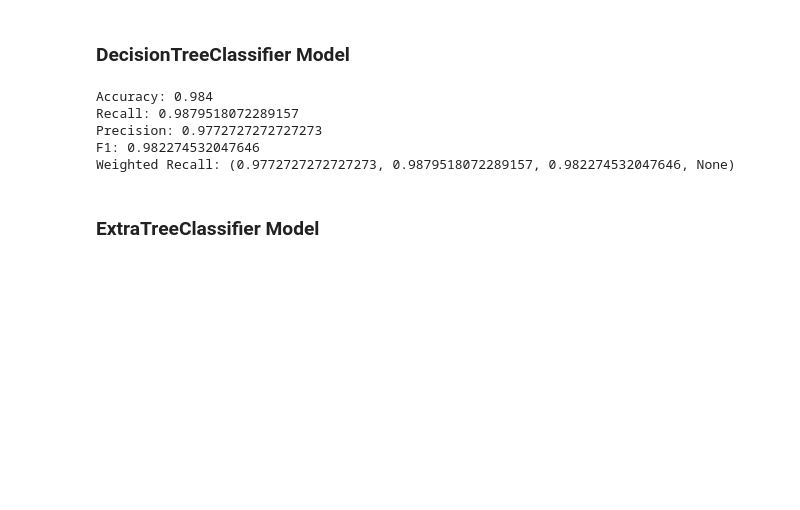
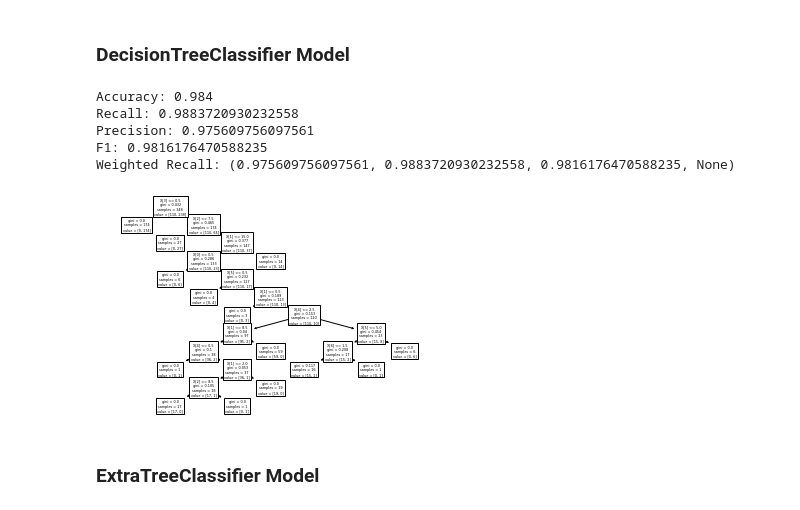
Before and after one commit to alexgiving/coursework_3, a Jupyter notebook: 3course.ipynb, the cells around one changed output. Drawn from its saved outputs; the diff is of its cells as text; code cells hidden in the pictures; blank space fills up the shorter version.

```diff
--- a/3course.ipynb
+++ b/3course.ipynb
@@ -346,18 +365,21 @@ Weighted Recall: (0.8334824090638044, 0.8208548479632818, 0.8265030316312368, No
 # %%
 from sklearn.tree import DecisionTreeClassifier
 dtr = DecisionTreeClassifier()
 dtr.fit(X_train, y_train)
 
 y_pred = dtr.predict(X_test)
 
+plot_tree(dtr)
+
 classification_quality(y_test, y_pred)
 compilance_print('DecisionTreeClassifier', y_test, y_pred, 'cls')
 # %% [output]
 Accuracy: 0.984
-Recall: 0.9879518072289157
-Precision: 0.9772727272727273
-F1: 0.982274532047646
-Weighted Recall: (0.9772727272727273, 0.9879518072289157, 0.982274532047646, None)
+Recall: 0.9883720930232558
+Precision: 0.975609756097561
+F1: 0.9816176470588235
+Weighted Recall: (0.975609756097561, 0.9883720930232558, 0.9816176470588235, None)
+[figure, added]
 # %% [markdown]
 ### ExtraTreeClassifier Model
 # %%
```
Also changed, not shown: parts of 34 cells of this notebook, 5 other files.
